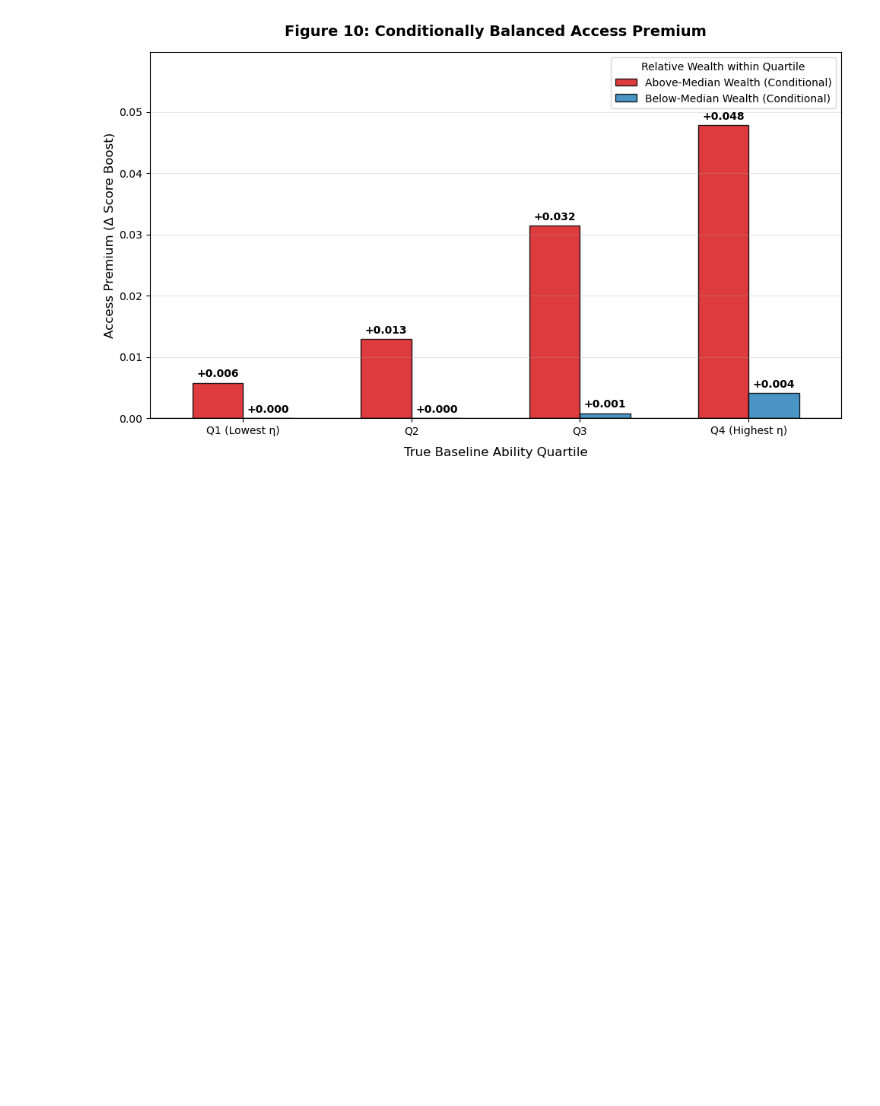
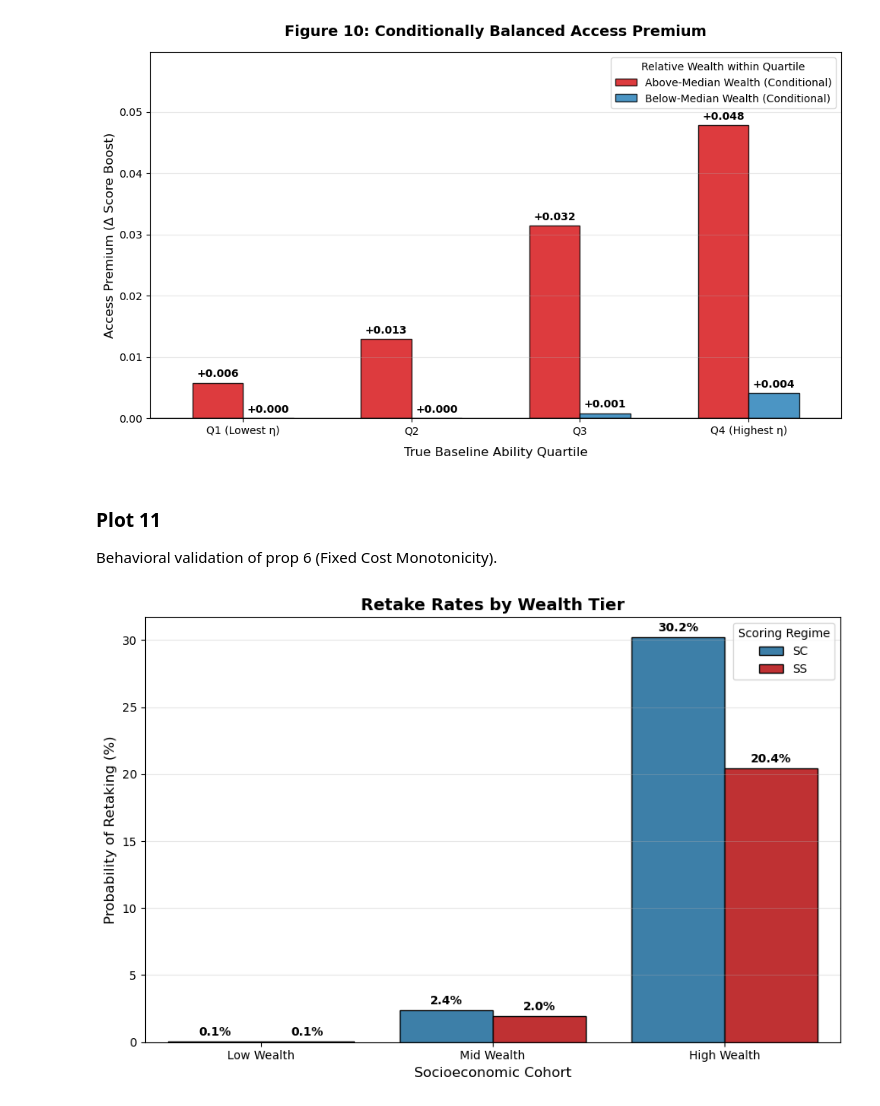
Before and after one commit to mei-ame/fair-admissions, a Jupyter notebook: graphs.ipynb, the cells around one changed output. Drawn from its saved outputs; the diff is of its cells as text; code cells hidden in the pictures; blank space fills up the shorter version.

Commit message:
New graph: retake rate by wealth tier (low, mid, high)

```diff
--- a/graphs.ipynb
+++ b/graphs.ipynb
@@ -958,3 +958,46 @@ def plot_access_premium(sim_df):
 plot_access_premium(sim_df)
 # %% [output]
 [figure]
+# %% [markdown]
+### Plot 11
+
+Behavioral validation of prop 6 (Fixed Cost Monotonicity).
+# %%
+def plot_retake_behavior(sim_df):
+    """
+    Wealth relaxes the retake budget constraint.
+    """
+    # sub-dataframe with only SS and SC to show baseline contrast
+    sub = sim_df[sim_df['rule'].isin(['SS', 'SC'])].copy()
+
+    # Wealth groups: low, mid, high
+    sub['wealth_tier'] = pd.qcut(sub['wealth_pct'], q=3, labels=['Low Wealth', 'Mid Wealth', 'High Wealth'])
+
+    # average retake rate
+    rates = sub.groupby(['wealth_tier', 'rule'], observed=True)['retake_rate'].mean().reset_index()
+    rates['retake_rate'] *= 100
+
+    fig, ax = plt.subplots(figsize=(9, 6))
+    sns.barplot(data=rates, x='wealth_tier', y='retake_rate', hue='rule',
+                palette=['#2b83ba', '#d7191c'], edgecolor='black', ax=ax)
+
+    ax.set_title('Retake Rates by Wealth Tier', fontsize=14, fontweight='bold')
+    ax.set_xlabel('Socioeconomic Cohort', fontsize=12)
+    ax.set_ylabel('Probability of Retaking (%)', fontsize=12)
+    ax.legend(title='Scoring Regime')
+    ax.grid(axis='y', alpha=0.3)
+
+    # label bars with exact percentages
+    for p in ax.patches:
+        height = p.get_height()
+        if height > 0:
+            ax.annotate(f'{height:.1f}%', (p.get_x() + p.get_width() / 2., height),
+                        ha='center', va='bottom', fontsize=10, fontweight='bold', xytext=(0, 3), textcoords='offset points')
+
+    plt.tight_layout()
+    plt.savefig('fig11_retake_behavior.png', dpi=150)
+    plt.show()
+# %%
+plot_retake_behavior(sim_df)
+# %% [output]
+[figure, added]
```
Also changed, not shown: parts of 1 cell of this notebook, 1 other file.
